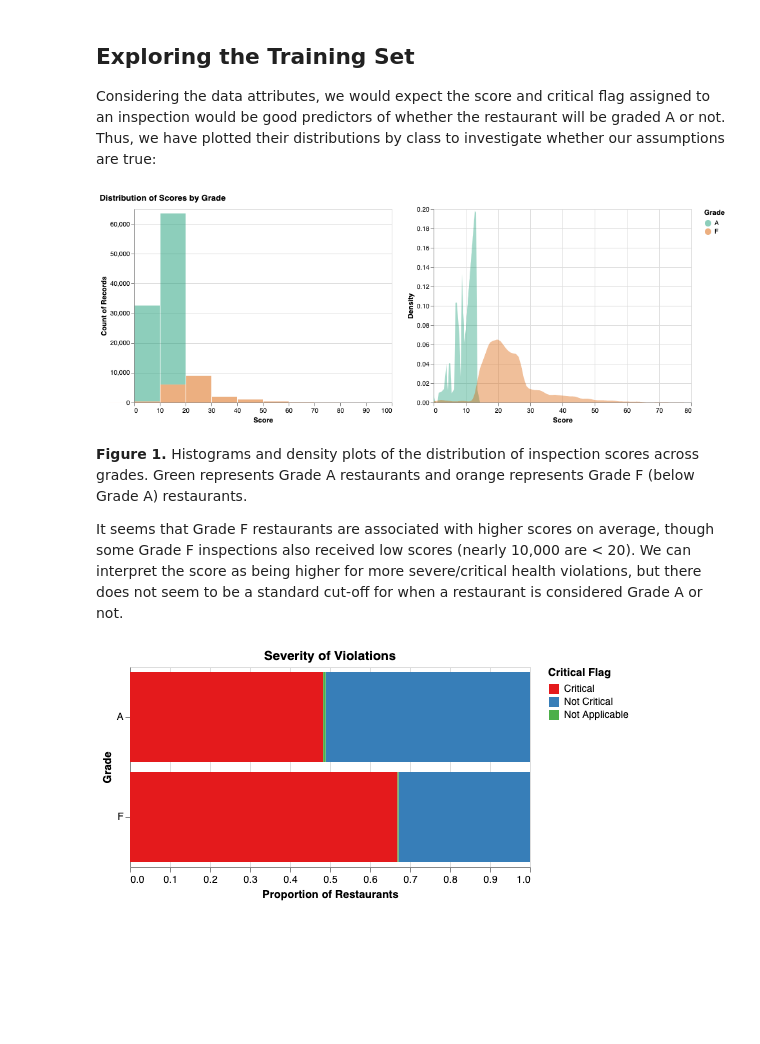
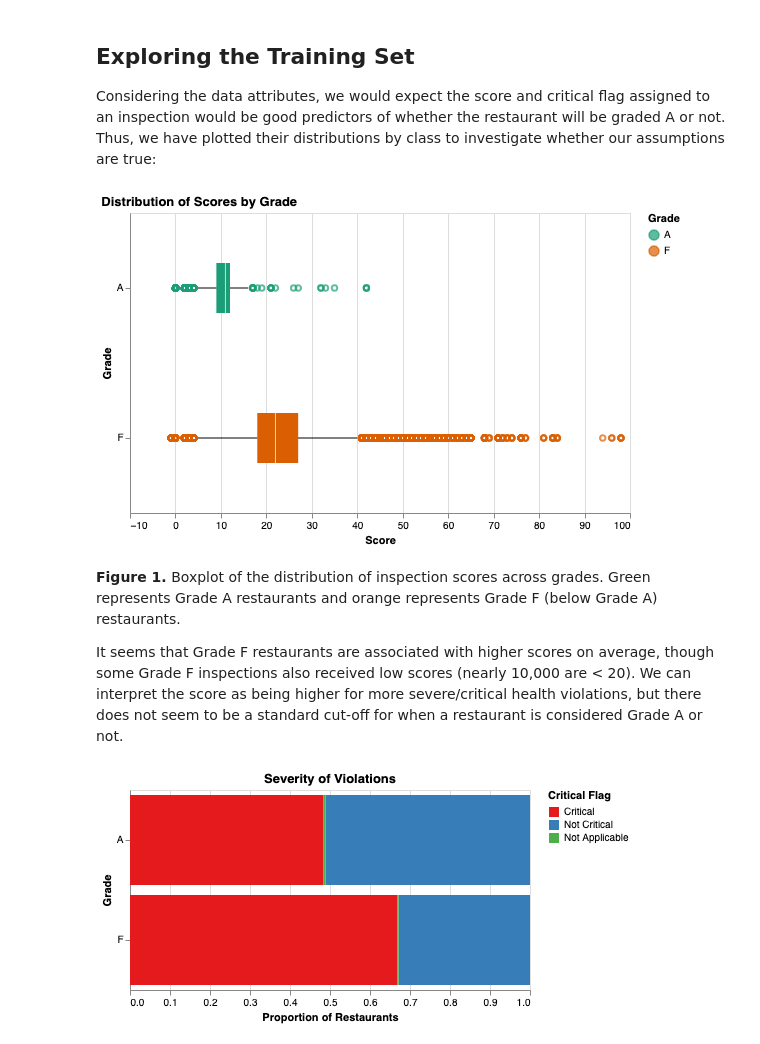
Before and after one commit to UBC-MDS/newyork_restaurant_grading, a Jupyter notebook: src/nyc_rest_eda.ipynb, the cells around one changed output. Saved outputs shown, nothing was run; the diff lists cells and outputs as text; code cells hidden in the pictures; blank space fills up the shorter version.

Commit message:
Add boxplot figure

```diff
--- a/src/nyc_rest_eda.ipynb
+++ b/src/nyc_rest_eda.ipynb
@@ -140,35 +144,20 @@ Name: grade, dtype: int64
 ## Exploring the Training Set
 
 Considering the data attributes, we would expect the score and critical flag assigned to an inspection would be good predictors of whether the restaurant will be graded A or not. Thus, we have plotted their distributions by class to investigate whether our assumptions are true:
-# %%
-score_hist = (
-    alt.Chart(train_df).mark_bar(opacity=0.5).encode(
-    alt.X('score', bin=True, scale=alt.Scale(domain=[0, 100]), title='Score'),
-    alt.Y('count()'),
-    alt.Color('grade', scale=alt.Scale(scheme='dark2'), title='Grade')
-))
-
-score_dens_plot = (
-    alt.Chart(
-    train_df
-).transform_density(
-    'score',
-    groupby=['grade'],
-    as_=['score', 'density'],
-    extent=[0, 80],
-).mark_area(opacity=0.4).encode(
-    alt.X('score', title='Score'),
-    alt.Y('density:Q', title='Density'),
-    alt.Color('grade', scale=alt.Scale(scheme='dark2'), title='Grade')
-))
-
-score_dists = (score_hist | score_dens_plot).properties(title='Distribution of Scores by Grade')
-# score_dists.save('score_dists.png')
-score_dists
-# %% [output]
-[figure]
+# %%
+alt.Chart(train_df).mark_boxplot(size=50).encode(
+    alt.X('score', title='Score', ),
+    alt.Y('grade', title='Grade'),
+    alt.Color('grade', scale=alt.Scale(scheme='dark2'), title='Grade')
+).properties(
+    title="Distribution of Scores by Grade",
+    height=300,
+    width=500
+).configure_title(anchor='start')
+# %% [output]
+[figure, added]
 # %% [markdown]
-**Figure 1.** Histograms and density plots of the distribution of inspection scores across grades. Green represents Grade A restaurants and orange represents Grade F (below Grade A) restaurants.
+**Figure 1.** Boxplot of the distribution of inspection scores across grades. Green represents Grade A restaurants and orange represents Grade F (below Grade A) restaurants.
 
 It seems that Grade F restaurants are associated with higher scores on average, though some Grade F inspections also received low scores (nearly 10,000 are < 20). We can interpret the score as being higher for more severe/critical health violations, but there does not seem to be a standard cut-off for when a restaurant is considered Grade A or not.
 # %%
```
Also changed, not shown: parts of 2 cells of this notebook, 3 other files.
